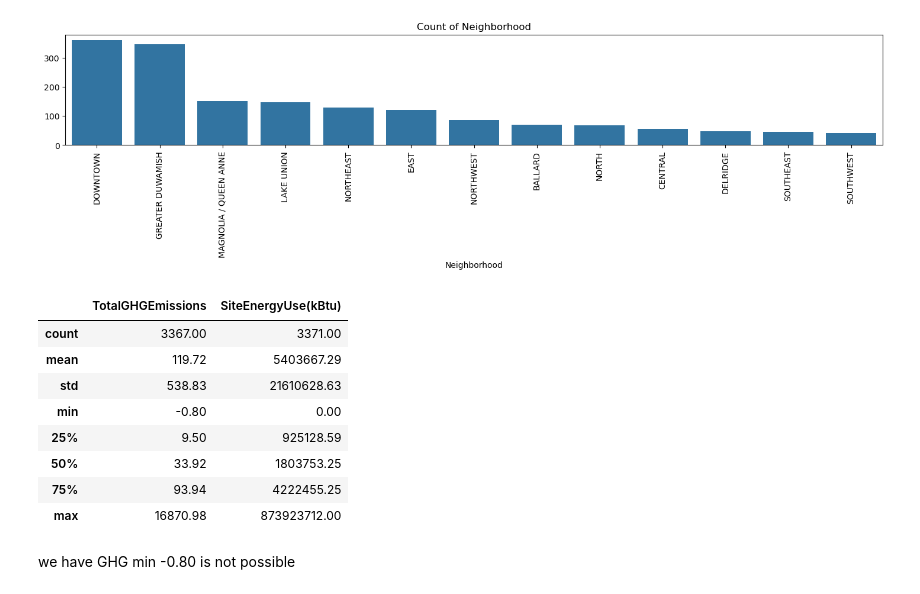
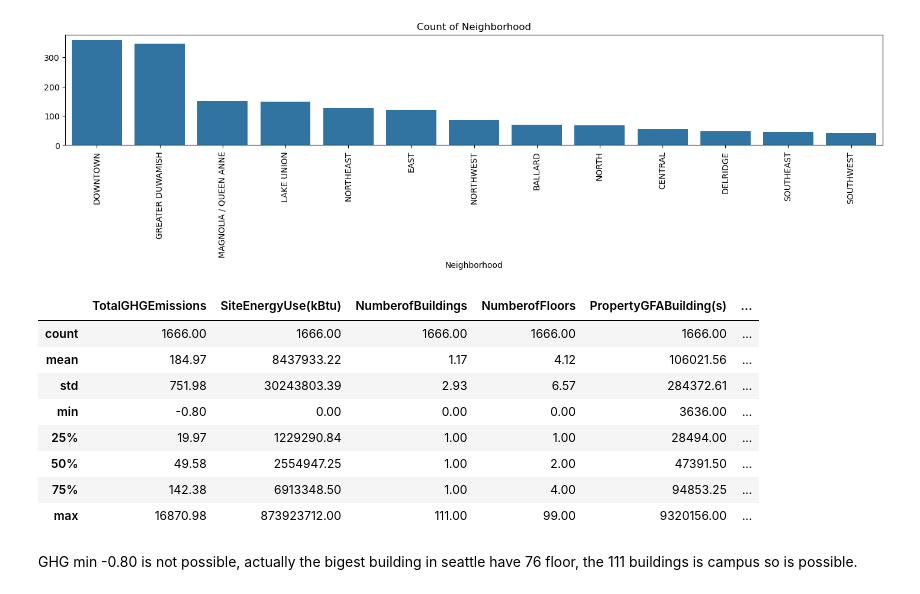
Before and after one commit to hystb/P3_OC_Anticipez_les_besoins_en_consommation_de_batiments, a Jupyter notebook: Milan_Nicolas_1_notebook_exploratoire_082024.ipynb, the cells around one changed output. Drawn from its saved outputs; the diff is of its cells as text; code cells hidden in the pictures.

```diff
--- a/Milan_Nicolas_1_notebook_exploratoire_082024.ipynb
+++ b/Milan_Nicolas_1_notebook_exploratoire_082024.ipynb
@@ -113,11 +197,8 @@ numeric_columns = ['NumberofBuildings',
                    'NumberofFloors',
                    'PropertyGFABuilding(s)',
                    'YearBuilt'
-
                    ]
-qualitative_columns = ['Outlier',
-                       'PrimaryPropertyType',
-                       'ListOfAllPropertyUseTypes',
+qualitative_columns = ['PrimaryPropertyType',
                        'BuildingType',
                        'Neighborhood',
                        ]
@@ -131,0 +219,4 @@ draw_map(X_clean)
+# %%
+rows_to_drop = X_clean.index[X_clean[main_features].isna().all(axis=1)]
+X_clean = X_clean.drop(rows_to_drop)
+print(f"Dropping {len(rows_to_drop)} rows with missing values in main features")
@@ -142,16 +240,16 @@ plot_barplots(X_clean, ['Neighborhood'])
 # %% [output]
 [figure]
 # %%
-data[main_features].describe()
+X_clean[main_features + numeric_columns].describe()
 # %% [output]
-|  | TotalGHGEmissions | SiteEnergyUse(kBtu) |
-| count | 3367.00 | 3371.00 |
-| mean | 119.72 | 5403667.29 |
-| std | 538.83 | 21610628.63 |
-| min | -0.80 | 0.00 |
-| 25% | 9.50 | 925128.59 |
-| 50% | 33.92 | 1803753.25 |
-| 75% | 93.94 | 4222455.25 |
-| max | 16870.98 | 873923712.00 |
+|  | TotalGHGEmissions | SiteEnergyUse(kBtu) | NumberofBuildings | NumberofFloors | PropertyGFABuilding(s) | ... |
+| count | 1666.00 | 1666.00 | 1666.00 | 1666.00 | 1666.00 | ... |
+| mean | 184.97 | 8437933.22 | 1.17 | 4.12 | 106021.56 | ... |
+| std | 751.98 | 30243803.39 | 2.93 | 6.57 | 284372.61 | ... |
+| min | -0.80 | 0.00 | 0.00 | 0.00 | 3636.00 | ... |
+| 25% | 19.97 | 1229290.84 | 1.00 | 1.00 | 28494.00 | ... |
+| 50% | 49.58 | 2554947.25 | 1.00 | 2.00 | 47391.50 | ... |
+| 75% | 142.38 | 6913348.50 | 1.00 | 4.00 | 94853.25 | ... |
+| max | 16870.98 | 873923712.00 | 111.00 | 99.00 | 9320156.00 | ... |
-# %% [markdown]
-we have GHG min -0.80 is not possible
+# %% [markdown]
+GHG min -0.80 is not possible, actually the bigest building in seattle have 76 floor, the 111 buildings is campus so is possible.
```
Also changed, not shown: parts of 19 cells of this notebook.
